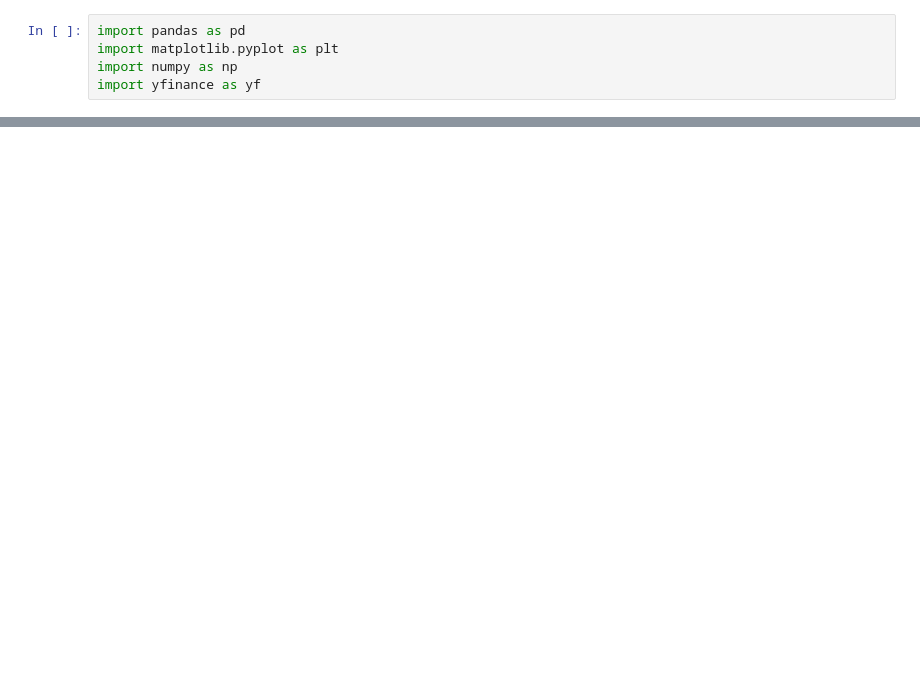
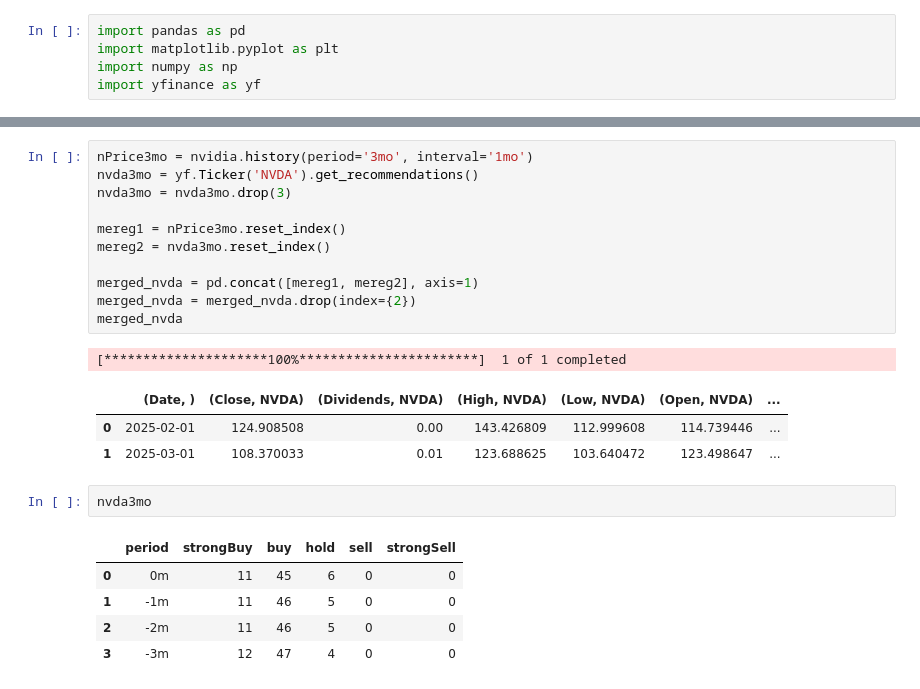
Before and after one commit to stanleyxu1/stock, a Jupyter notebook: script.ipynb, the cells around one changed output, grey strips where cells are left out. Drawn from its saved outputs; the diff is of its cells as text; blank space fills up the shorter version.

```diff
--- a/script.ipynb
+++ b/script.ipynb
@@ -30,0 +29,24 @@ plt.plot(nhist['Close'])
+# %%
+nPrice3mo = nvidia.history(period='3mo', interval='1mo')
+nvda3mo = yf.Ticker('NVDA').get_recommendations()
+nvda3mo = nvda3mo.drop(3)
+
+mereg1 = nPrice3mo.reset_index()
+mereg2 = nvda3mo.reset_index()
+
+merged_nvda = pd.concat([mereg1, mereg2], axis=1)
+merged_nvda = merged_nvda.drop(index={2})
+merged_nvda
+# %% [output]
+[*********************100%***********************]  1 of 1 completed
+|  | (Date, ) | (Close, NVDA) | (Dividends, NVDA) | (High, NVDA) | (Low, NVDA) | (Open, NVDA) | ... |
+| 0 | 2025-02-01 | 124.908508 | 0.00 | 143.426809 | 112.999608 | 114.739446 | ... |
+| 1 | 2025-03-01 | 108.370033 | 0.01 | 123.688625 | 103.640472 | 123.498647 | ... |
+# %%
+nvda3mo
+# %% [output]
+|  | period | strongBuy | buy | hold | sell | strongSell |
+| 0 | 0m | 11 | 45 | 6 | 0 | 0 |
+| 1 | -1m | 11 | 46 | 5 | 0 | 0 |
+| 2 | -2m | 11 | 46 | 5 | 0 | 0 |
+| 3 | -3m | 12 | 47 | 4 | 0 | 0 |
```
Also changed, not shown: parts of 4 cells of this notebook.
